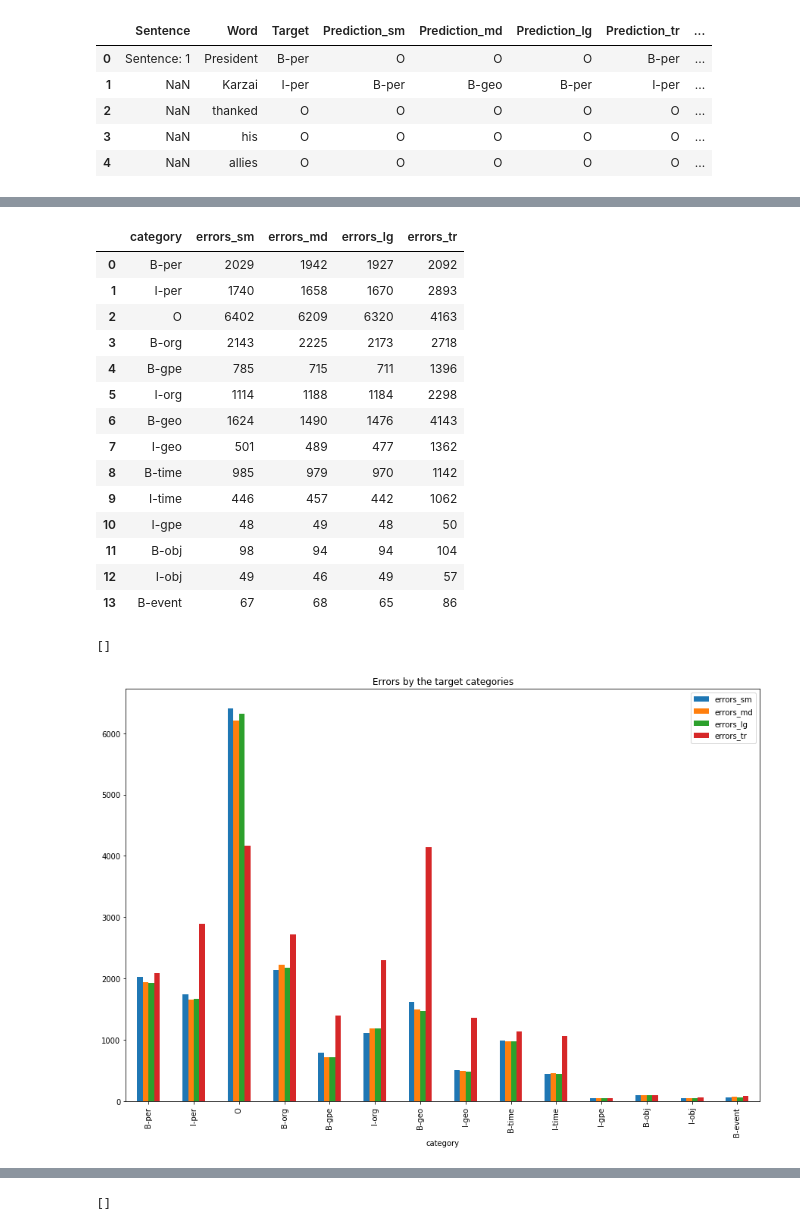
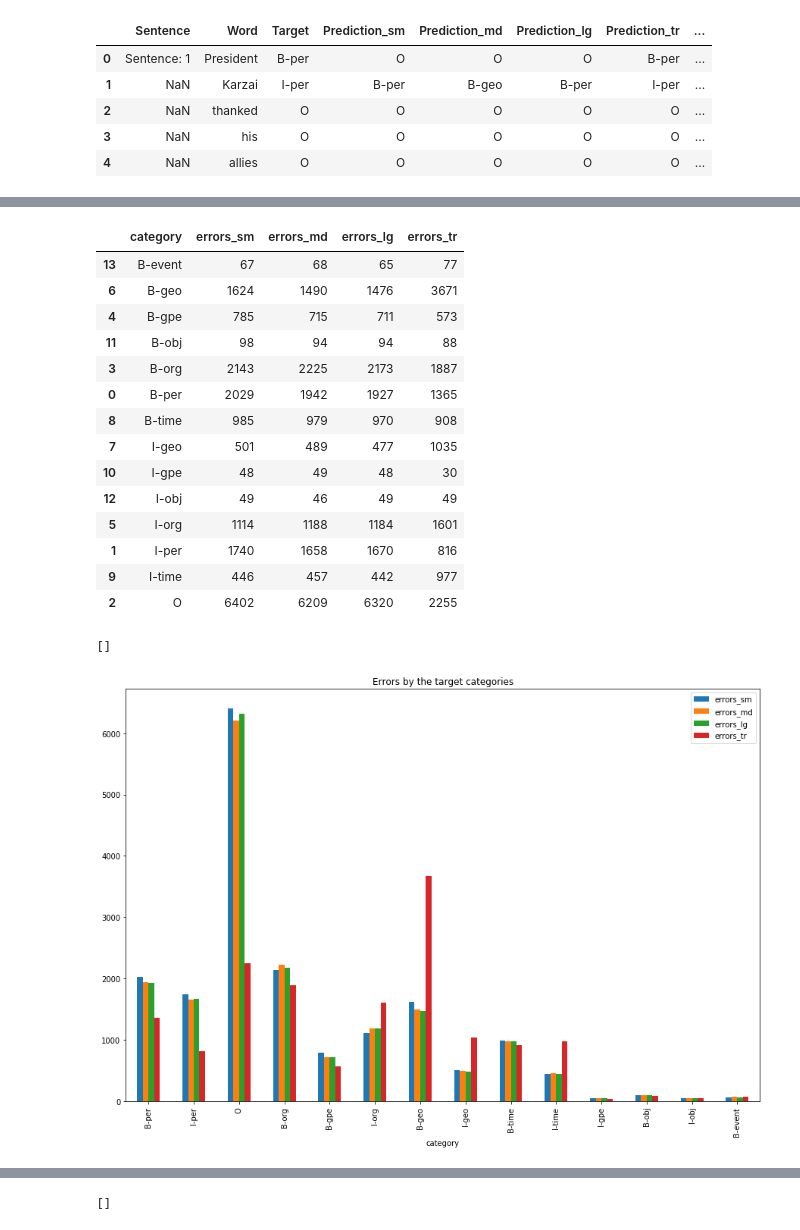
Before and after one commit to krisztianbenda/text_enrichment, a Jupyter notebook: notebooks/Evaluation.ipynb, the cells around one changed output, grey strips where cells are left out. Drawn from its saved outputs; the diff is of its cells as text; code cells hidden in the pictures.

```diff
--- a/notebooks/Evaluation.ipynb
+++ b/notebooks/Evaluation.ipynb
@@ -9,7 +9,8 @@ import matplotlib
 sm_data = pd.read_csv("../datasets/TrainNER_Pred_en_core_web_sm.csv", sep=';', encoding='utf-8')
 md_data = pd.read_csv("../datasets/TrainNER_Pred_en_core_web_md.csv", sep=';', encoding='utf-8')
 lg_data = pd.read_csv("../datasets/TrainNER_Pred_en_core_web_lg.csv", sep=';', encoding='utf-8')
-train_data = pd.read_csv("../datasets/TrainingPrediction.csv", sep=',', encoding='cp1250')
+# train_data = pd.read_csv("../datasets/TrainingPrediction.csv", sep=',', encoding='cp1250')
+train_data = pd.read_csv("../datasets/TrainingPrediction3.csv", sep=';', encoding='cp1250')
 models = ['sm','md','lg','tr']
 # %%
 sm_data.head()
@@ -153,9 +155,12 @@ plt.show()
 # %%
 errs_by_target = []
 errs_by_model = []
+targets = []
 for cat in df['Target'].unique():
     row_t = [cat]
     row_m = [cat]
+    n = df.loc[(df['Target'] == cat)].shape[0]
+    row = [cat,n]
     for model in models:
         n = df.loc[(df['Target'] == cat) & (df['Target'] != df['Prediction_'+model])].shape[0]
         row_t.append(n)
@@ -163,5 +168,7 @@ for cat in df['Target'].unique():
         row_m.append(n)
     errs_by_target.append(row_t)
     errs_by_model.append(row_m)
+    targets.append(row)
 errs_by_target = pd.DataFrame(errs_by_target[:-2], columns=['category', 'errors_sm', 'errors_md', 'errors_lg', 'errors_tr'])
 errs_by_model = pd.DataFrame(errs_by_model[:-2], columns=['category', 'errors_sm', 'errors_md', 'errors_lg', 'errors_tr'])
+targets = pd.DataFrame(targets[:-2], columns=['entity','number'])
@@ -168,26 +193,26 @@ errs_by_model = pd.DataFrame(errs_by_model[:-2], columns=['category', 'errors_sm
 # %%
-errs_by_target
+errs_by_target.sort_values('category')
 # %% [output]
 |  | category | errors_sm | errors_md | errors_lg | errors_tr |
-| 0 | B-per | 2029 | 1942 | 1927 | 2092 |
-| 1 | I-per | 1740 | 1658 | 1670 | 2893 |
-| 2 | O | 6402 | 6209 | 6320 | 4163 |
-| 3 | B-org | 2143 | 2225 | 2173 | 2718 |
-| 4 | B-gpe | 785 | 715 | 711 | 1396 |
-| 5 | I-org | 1114 | 1188 | 1184 | 2298 |
-| 6 | B-geo | 1624 | 1490 | 1476 | 4143 |
-| 7 | I-geo | 501 | 489 | 477 | 1362 |
-| 8 | B-time | 985 | 979 | 970 | 1142 |
-| 9 | I-time | 446 | 457 | 442 | 1062 |
-| 10 | I-gpe | 48 | 49 | 48 | 50 |
-| 11 | B-obj | 98 | 94 | 94 | 104 |
-| 12 | I-obj | 49 | 46 | 49 | 57 |
-| 13 | B-event | 67 | 68 | 65 | 86 |
+| 13 | B-event | 67 | 68 | 65 | 77 |
+| 6 | B-geo | 1624 | 1490 | 1476 | 3671 |
+| 4 | B-gpe | 785 | 715 | 711 | 573 |
+| 11 | B-obj | 98 | 94 | 94 | 88 |
+| 3 | B-org | 2143 | 2225 | 2173 | 1887 |
+| 0 | B-per | 2029 | 1942 | 1927 | 1365 |
+| 8 | B-time | 985 | 979 | 970 | 908 |
+| 7 | I-geo | 501 | 489 | 477 | 1035 |
+| 10 | I-gpe | 48 | 49 | 48 | 30 |
+| 12 | I-obj | 49 | 46 | 49 | 49 |
+| 5 | I-org | 1114 | 1188 | 1184 | 1601 |
+| 1 | I-per | 1740 | 1658 | 1670 | 816 |
+| 9 | I-time | 446 | 457 | 442 | 977 |
+| 2 | O | 6402 | 6209 | 6320 | 2255 |
 # %%
 errs_by_target.plot(x='category', y=['errors_sm', 'errors_md', 'errors_lg', 'errors_tr'], figsize=(15,10), kind='bar',
                    title="Errors by the target categories")
 plt.plot()
 # %% [output]
 []
-[figure, old version]
+[figure, new version]
 # %%
```
Also changed, not shown: parts of 12 cells of this notebook.
